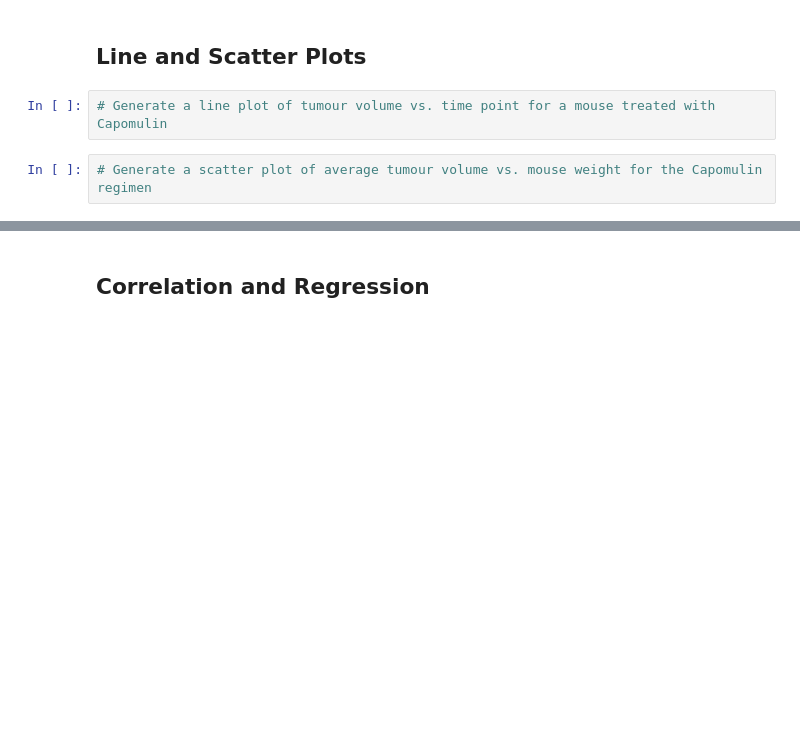
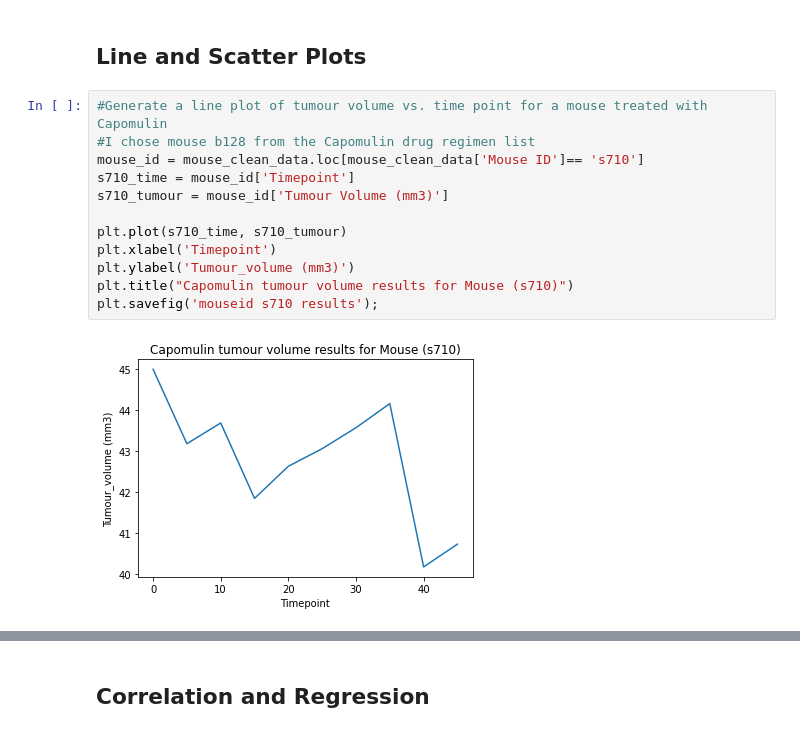
Before and after one commit to TroyFoote/Pymaceuticals_Data_Visualisation, a Jupyter notebook: Main.ipynb, the cells around one changed output, grey strips where cells are left out. Drawn from its saved outputs; the diff is of its cells as text; blank space fills up the shorter version.

```diff
--- a/Main.ipynb
+++ b/Main.ipynb
@@ -404,6 +391,16 @@ plt.savefig('boxplot')
 # %% [markdown]
 ## Line and Scatter Plots
-# %%
-# Generate a line plot of tumour volume vs. time point for a mouse treated with Capomulin
-# %%
-# Generate a scatter plot of average tumour volume vs. mouse weight for the Capomulin regimen
+# %%
+#Generate a line plot of tumour volume vs. time point for a mouse treated with Capomulin
+#I chose mouse b128 from the Capomulin drug regimen list
+mouse_id = mouse_clean_data.loc[mouse_clean_data['Mouse ID']== 's710']
+s710_time = mouse_id['Timepoint']
+s710_tumour = mouse_id['Tumour Volume (mm3)']
+
+plt.plot(s710_time, s710_tumour)
+plt.xlabel('Timepoint')
+plt.ylabel('Tumour_volume (mm3)')
+plt.title("Capomulin tumour volume results for Mouse (s710)")
+plt.savefig('mouseid s710 results');
+# %% [output]
+[figure, added]
```
Also changed, not shown: parts of 15 cells of this notebook, 9 other files.
